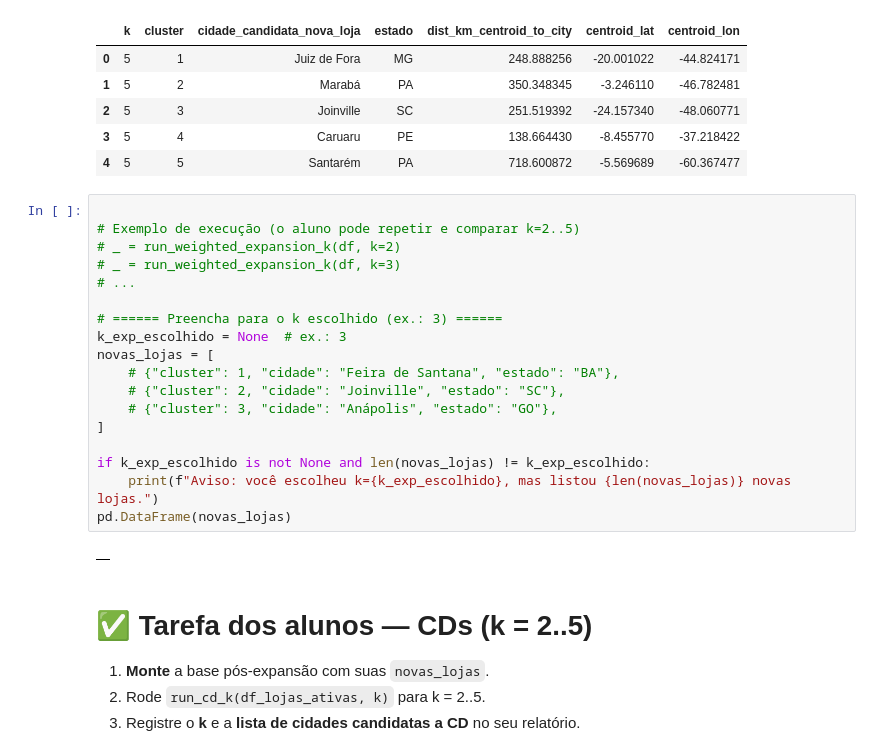
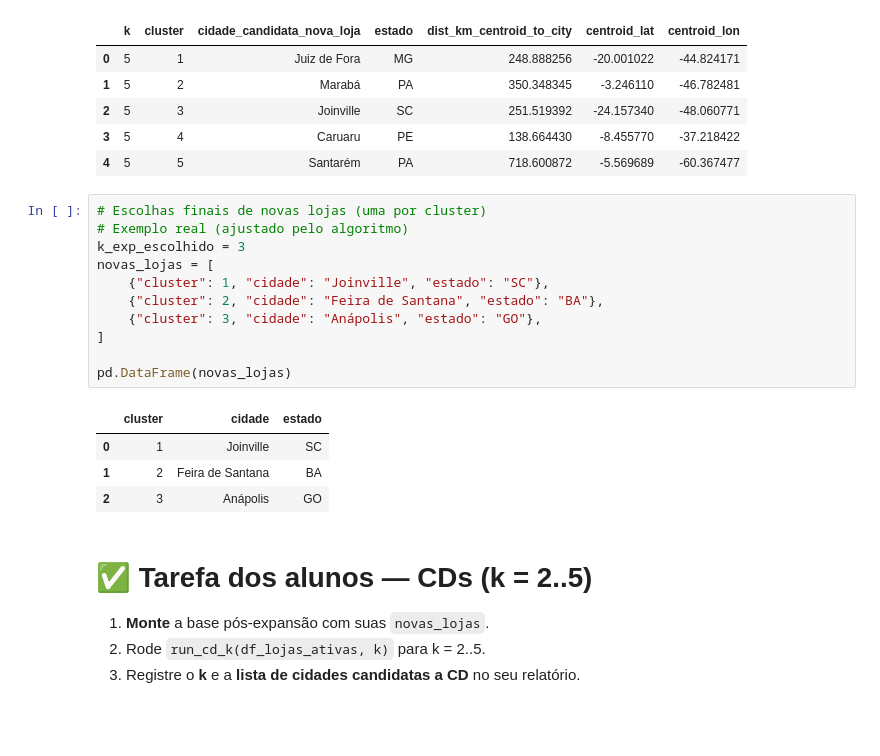
Before and after one commit to IsabelMontenegro01/M3, a Jupyter notebook: aula_06/CasasBenites_BR_Atividade_1loja_1CD.ipynb, the cells around one changed output. Drawn from its saved outputs; the diff is of its cells as text; blank space fills up the shorter version.

```diff
--- a/aula_06/CasasBenites_BR_Atividade_1loja_1CD.ipynb
+++ b/aula_06/CasasBenites_BR_Atividade_1loja_1CD.ipynb
@@ -325,26 +345,22 @@ cB5
 | 2 | 5 | 3 | Joinville | SC | 251.519392 | -24.157340 | -48.060771 |
 | 3 | 5 | 4 | Caruaru | PE | 138.664430 | -8.455770 | -37.218422 |
 | 4 | 5 | 5 | Santarém | PA | 718.600872 | -5.569689 | -60.367477 |
-# %%
-
-# Exemplo de execução (o aluno pode repetir e comparar k=2..5)
-# _ = run_weighted_expansion_k(df, k=2)
-# _ = run_weighted_expansion_k(df, k=3)
-# ...
-
-# ====== Preencha para o k escolhido (ex.: 3) ======
-k_exp_escolhido = None  # ex.: 3
-novas_lojas = [
-    # {"cluster": 1, "cidade": "Feira de Santana", "estado": "BA"},
-    # {"cluster": 2, "cidade": "Joinville", "estado": "SC"},
-    # {"cluster": 3, "cidade": "Anápolis", "estado": "GO"},
-]
-
-if k_exp_escolhido is not None and len(novas_lojas) != k_exp_escolhido:
-    print(f"Aviso: você escolheu k={k_exp_escolhido}, mas listou {len(novas_lojas)} novas lojas.")
-pd.DataFrame(novas_lojas)
-# %% [output]
-|  |
+# %%
+# Escolhas finais de novas lojas (uma por cluster)
+# Exemplo real (ajustado pelo algoritmo)
+k_exp_escolhido = 3
+novas_lojas = [
+    {"cluster": 1, "cidade": "Joinville", "estado": "SC"},
+    {"cluster": 2, "cidade": "Feira de Santana", "estado": "BA"},
+    {"cluster": 3, "cidade": "Anápolis", "estado": "GO"},
+]
+
+pd.DataFrame(novas_lojas)
+# %% [output]
+|  | cluster | cidade | estado |
+| 0 | 1 | Joinville | SC |
+| 1 | 2 | Feira de Santana | BA |
+| 2 | 3 | Anápolis | GO |
 # %% [markdown]
 
 # ✅ Tarefa dos alunos — **CDs (k = 2..5)**
```
Also changed, not shown: parts of 6 cells of this notebook.
